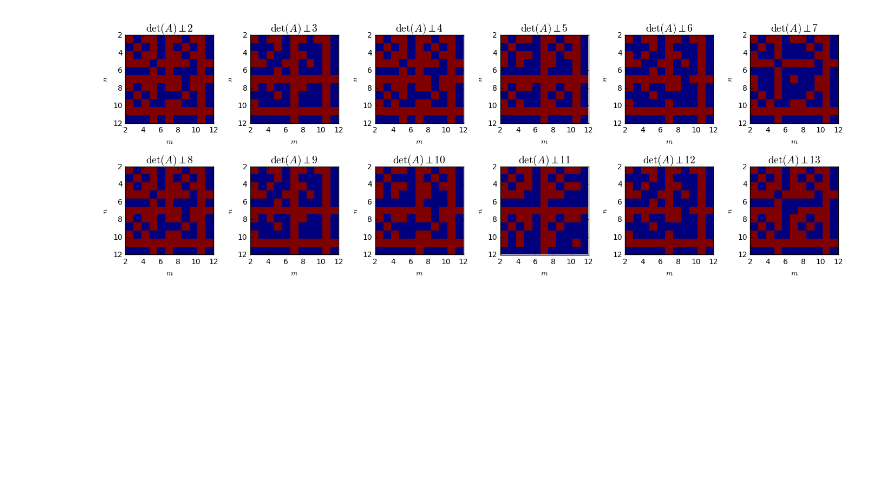
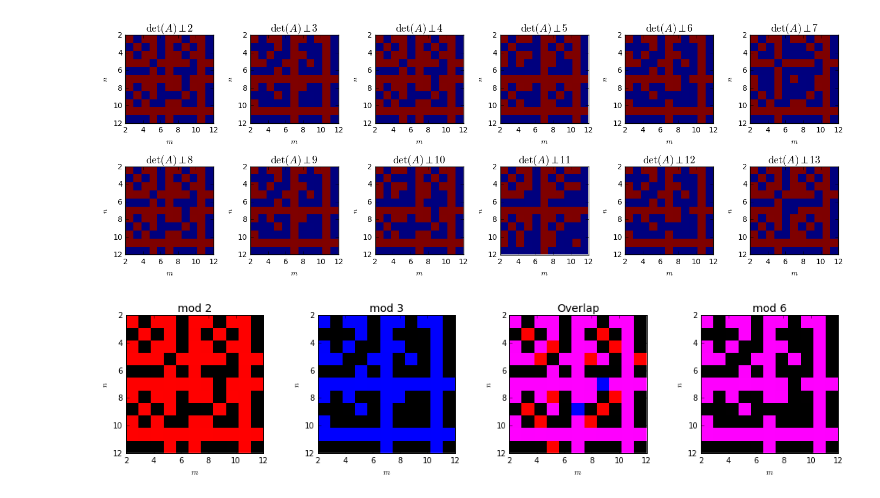
Before and after one commit to asross/am205-fproj, a Jupyter notebook: nullity-visualizations.ipynb, the cells around one changed output. Saved outputs shown, nothing was run; the diff lists cells and outputs as text; code cells hidden in the pictures; blank space fills up the shorter version.

Commit message:
Visualizing mod 6

```diff
--- a/nullity-visualizations.ipynb
+++ b/nullity-visualizations.ipynb
@@ -63,3 +63,48 @@ with figure_grid(2, 6, rowwidth=14, rowheight=2.5) as grid:
         plt.imshow(R, interpolation='none', extent=[2,12,12,2])
 # %% [output]
 [figure]
+# %%
+#plot full rank analysis for mod 2, 3, and 6
+from matplotlib.colors import LinearSegmentedColormap
+
+def load_nullities(n):
+    R = np.zeros((16, 16))
+    for _, r in nullities.query('mod == {}'.format(n)).iterrows():
+        R[r.n-1][r.m-1] = r['nullity']
+    return R
+
+R2 = (load_nullities(2) > 0).astype(np.int)
+R3 = (load_nullities(3) > 0).astype(np.int)
+R6overlap = R2 * 2 + R3
+R6 = (R6overlap > 0).astype(np.int)
+
+with figure_grid(2, 4, rowwidth=14, rowheight=3) as grid:
+    grid.next_subplot()
+    cm = LinearSegmentedColormap.from_list("red", [(1, 0, 0), (0, 0, 0)], N=2)
+    plt.imshow(R2[:11,:11], interpolation='none', extent=[2,12,12,2], cmap=cm)
+    plt.title("mod 2", fontsize=14)
+    plt.xlabel(r'$m$')
+    plt.ylabel(r'$n$')
+
+    grid.next_subplot()
+    cm = LinearSegmentedColormap.from_list("blue", [(0, 0, 1), (0, 0, 0)], N=2)
+    plt.imshow(R3[:11,:11], interpolation='none', extent=[2,12,12,2], cmap=cm)
+    plt.title("mod 3", fontsize=14)
+    plt.xlabel(r'$m$')
+    plt.ylabel(r'$n$')
+
+    grid.next_subplot()
+    cm = LinearSegmentedColormap.from_list("all", [(1, 0, 1), (1, 0, 0), (0, 0, 1), (0, 0, 0)], N=4)
+    plt.imshow(R6overlap[:11,:11], interpolation='none', extent=[2,12,12,2], cmap=cm)
+    plt.title("Overlap", fontsize=14)
+    plt.xlabel(r'$m$')
+    plt.ylabel(r'$n$')
+
+    grid.next_subplot()
+    cm = LinearSegmentedColormap.from_list("purple", [(1, 0, 1), (0, 0, 0)], N=2)
+    plt.imshow(R6[:11,:11], interpolation='none', extent=[2,12,12,2], cmap=cm)
+    plt.title("mod 6", fontsize=14)
+    plt.xlabel(r'$m$')
+    plt.ylabel(r'$n$')
+# %% [output]
+[figure, added]
```
Also changed, not shown: 2 other files.
